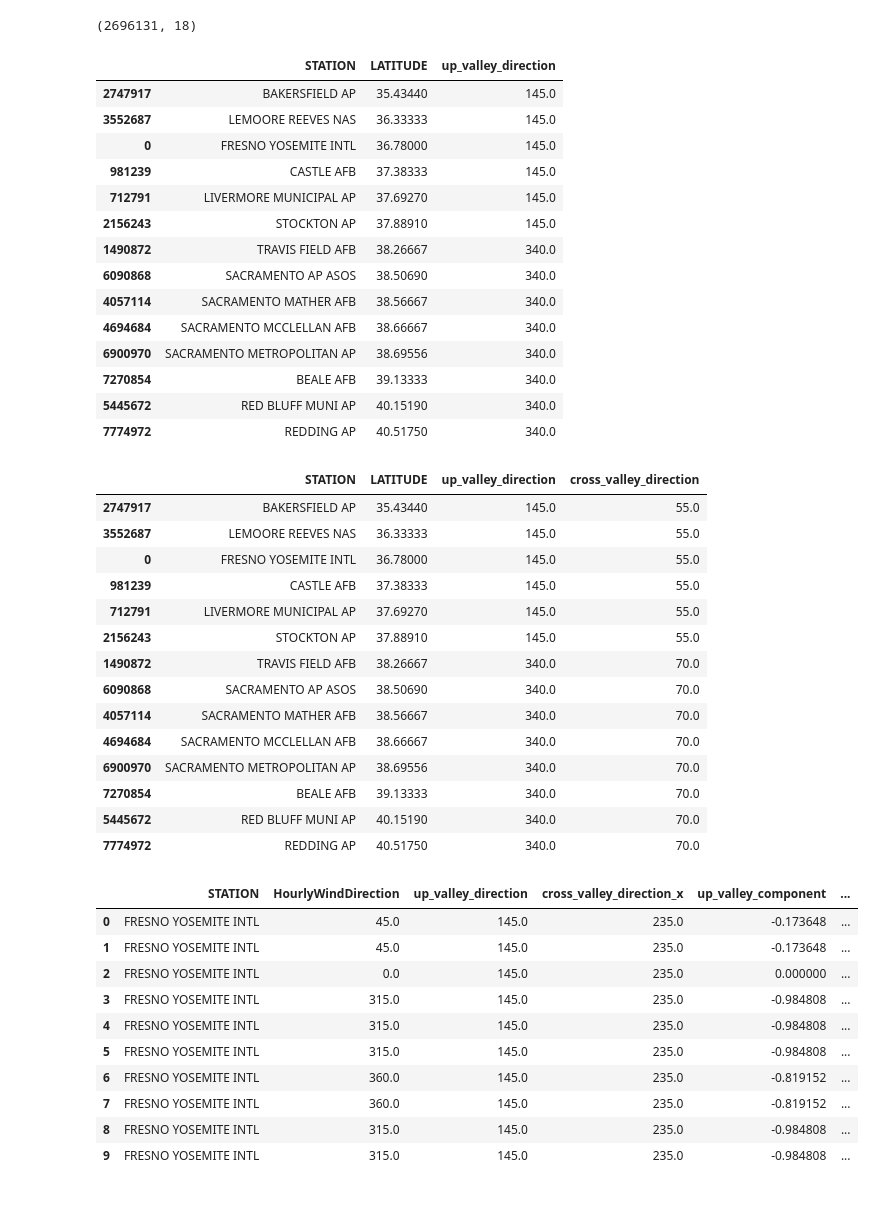
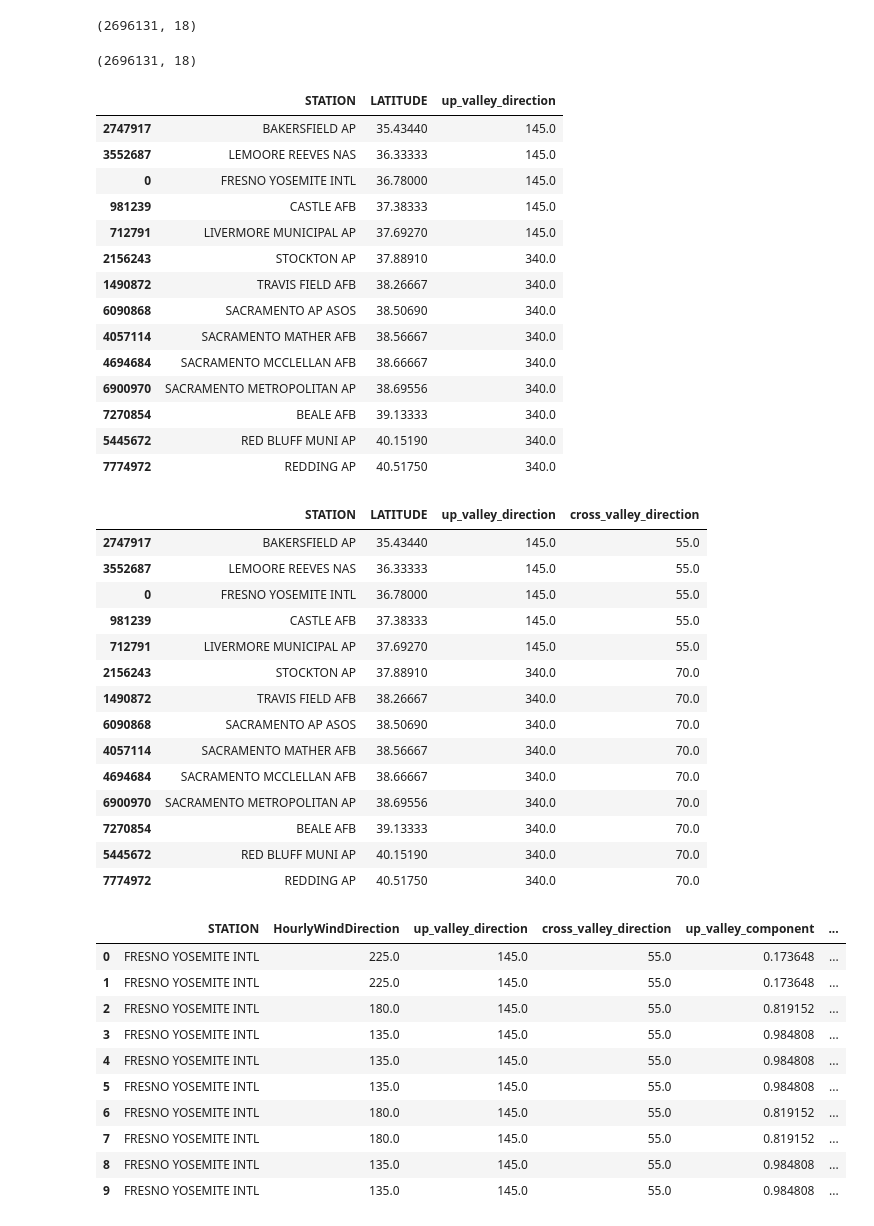
Before and after one commit to audfish/WQ2026, a Jupyter notebook: Fog_wind_analysis_v2.ipynb, the cells around one changed output. Saved outputs shown, nothing was run; the diff lists cells and outputs as text; code cells hidden in the pictures.

```diff
--- a/Fog_wind_analysis_v2.ipynb
+++ b/Fog_wind_analysis_v2.ipynb
@@ -105,6 +105,12 @@ CV_filtered_rows = CV_filtered_rows.merge(filtered_days_filtered[['STATION', 'ye
 print(CV_filtered_rows.shape)
 # %% [output]
 (2696131, 18)
+# %%
+# Convert wind-from direction to wind-to direction
+CV_filtered_rows['HourlyWindDirection'] = (CV_filtered_rows['HourlyWindDirection'] + 180) % 360
+print(CV_filtered_rows.shape)
+# %% [output]
+(2696131, 18)
 # %%
 # Define the up-valley direction for each station based on latitude
 station_up_valley = (
@@ -112,7 +118,7 @@ station_up_valley = (
     .drop_duplicates("STATION")
     .assign(
         up_valley_direction=lambda df: np.where(
-            df["LATITUDE"] >= 38.0,
+            df["LATITUDE"] >= 37.7,
             340.0,
             145.0
         )
@@ -142,7 +148,7 @@ display(station_up_valley.sort_values("LATITUDE"))
 | 0 | FRESNO YOSEMITE INTL | 36.78000 | 145.0 |
 | 981239 | CASTLE AFB | 37.38333 | 145.0 |
 | 712791 | LIVERMORE MUNICIPAL AP | 37.69270 | 145.0 |
-| 2156243 | STOCKTON AP | 37.88910 | 145.0 |
+| 2156243 | STOCKTON AP | 37.88910 | 340.0 |
 | 1490872 | TRAVIS FIELD AFB | 38.26667 | 340.0 |
 | 6090868 | SACRAMENTO AP ASOS | 38.50690 | 340.0 |
 | 4057114 | SACRAMENTO MATHER AFB | 38.56667 | 340.0 |
@@ -155,7 +161,7 @@ display(station_up_valley.sort_values("LATITUDE"))
 # Define the station-specific cross-valley direction based on latitude:
 # stations below 38°N use 235°, while stations at or above 38°N use 250°.
 station_up_valley["cross_valley_direction"] = np.where(
-    station_up_valley["LATITUDE"] < 38.0,
+    station_up_valley["LATITUDE"] < 37.7,
     # 235.0,
     # 250.0
     55.0,
@@ -182,7 +188,7 @@ display(
 | 0 | FRESNO YOSEMITE INTL | 36.78000 | 145.0 | 55.0 |
 | 981239 | CASTLE AFB | 37.38333 | 145.0 | 55.0 |
 | 712791 | LIVERMORE MUNICIPAL AP | 37.69270 | 145.0 | 55.0 |
-| 2156243 | STOCKTON AP | 37.88910 | 145.0 | 55.0 |
+| 2156243 | STOCKTON AP | 37.88910 | 340.0 | 70.0 |
 | 1490872 | TRAVIS FIELD AFB | 38.26667 | 340.0 | 70.0 |
 | 6090868 | SACRAMENTO AP ASOS | 38.50690 | 340.0 | 70.0 |
 | 4057114 | SACRAMENTO MATHER AFB | 38.56667 | 340.0 | 70.0 |
@@ -194,43 +200,42 @@ display(
 # %%
 # Determine up-valley and cross-valley wind components for CV_filtered_rows
 wd_filtered = pd.to_numeric(CV_filtered_rows["HourlyWindDirection"], errors="coerce")
 
-# Convert wind-from direction to wind-toward direction
-# wd_to_filtered = (wd_filtered + 180.0) % 360.0
+# Since wind is already in wind-toward direction, no conversion is needed
 
 # Compute angle difference relative to each station's up-valley direction
 delta_along_filtered = np.deg2rad(wd_filtered - CV_filtered_rows["up_valley_direction"])
 
 # Up-valley component: positive = up-valley, negative = down-valley
 CV_filtered_rows["up_valley_component"] = np.cos(delta_along_filtered)
 
 # Cross-valley component: positive/negative depending on cross direction
-delta_cross_filtered = np.deg2rad(wd_filtered - CV_filtered_rows["cross_valley_direction_x"])
+delta_cross_filtered = np.deg2rad(wd_filtered - CV_filtered_rows["cross_valley_direction"])
 CV_filtered_rows["cross_valley_component"] = np.cos(delta_cross_filtered)
 
 # Handle missing/calm winds
 missing_mask_filtered = wd_filtered.isna()
 calm_mask_filtered = wd_filtered.eq(0)
 
 CV_filtered_rows.loc[missing_mask_filtered, ["up_valley_component", "cross_valley_component"]] = np.nan
 CV_filtered_rows.loc[calm_mask_filtered, ["up_valley_component", "cross_valley_component"]] = 0.0
 
 # Quick check
 display(
     CV_filtered_rows[
         ["STATION", "HourlyWindDirection", "up_valley_direction",
-         "cross_valley_direction_x", "up_valley_component", "cross_valley_component"]
+         "cross_valley_direction", "up_valley_component", "cross_valley_component"]
     ].head(10)
 )
 # %% [output]
-|  | STATION | HourlyWindDirection | up_valley_direction | cross_valley_direction_x | up_valley_component | ... |
-| 0 | FRESNO YOSEMITE INTL | 45.0 | 145.0 | 235.0 | -0.173648 | ... |
-| 1 | FRESNO YOSEMITE INTL | 45.0 | 145.0 | 235.0 | -0.173648 | ... |
-| 2 | FRESNO YOSEMITE INTL | 0.0 | 145.0 | 235.0 | 0.000000 | ... |
-| 3 | FRESNO YOSEMITE INTL | 315.0 | 145.0 | 235.0 | -0.984808 | ... |
-| 4 | FRESNO YOSEMITE INTL | 315.0 | 145.0 | 235.0 | -0.984808 | ... |
-| 5 | FRESNO YOSEMITE INTL | 315.0 | 145.0 | 235.0 | -0.984808 | ... |
-| 6 | FRESNO YOSEMITE INTL | 360.0 | 145.0 | 235.0 | -0.819152 | ... |
-| 7 | FRESNO YOSEMITE INTL | 360.0 | 145.0 | 235.0 | -0.819152 | ... |
-| 8 | FRESNO YOSEMITE INTL | 315.0 | 145.0 | 235.0 | -0.984808 | ... |
-| 9 | FRESNO YOSEMITE INTL | 315.0 | 145.0 | 235.0 | -0.984808 | ... |
+|  | STATION | HourlyWindDirection | up_valley_direction | cross_valley_direction | up_valley_component | ... |
+| 0 | FRESNO YOSEMITE INTL | 225.0 | 145.0 | 55.0 | 0.173648 | ... |
+| 1 | FRESNO YOSEMITE INTL | 225.0 | 145.0 | 55.0 | 0.173648 | ... |
+| 2 | FRESNO YOSEMITE INTL | 180.0 | 145.0 | 55.0 | 0.819152 | ... |
+| 3 | FRESNO YOSEMITE INTL | 135.0 | 145.0 | 55.0 | 0.984808 | ... |
+| 4 | FRESNO YOSEMITE INTL | 135.0 | 145.0 | 55.0 | 0.984808 | ... |
+| 5 | FRESNO YOSEMITE INTL | 135.0 | 145.0 | 55.0 | 0.984808 | ... |
+| 6 | FRESNO YOSEMITE INTL | 180.0 | 145.0 | 55.0 | 0.819152 | ... |
+| 7 | FRESNO YOSEMITE INTL | 180.0 | 145.0 | 55.0 | 0.819152 | ... |
+| 8 | FRESNO YOSEMITE INTL | 135.0 | 145.0 | 55.0 | 0.984808 | ... |
+| 9 | FRESNO YOSEMITE INTL | 135.0 | 145.0 | 55.0 | 0.984808 | ... |
```
Also changed, not shown: parts of 28 cells of this notebook.
